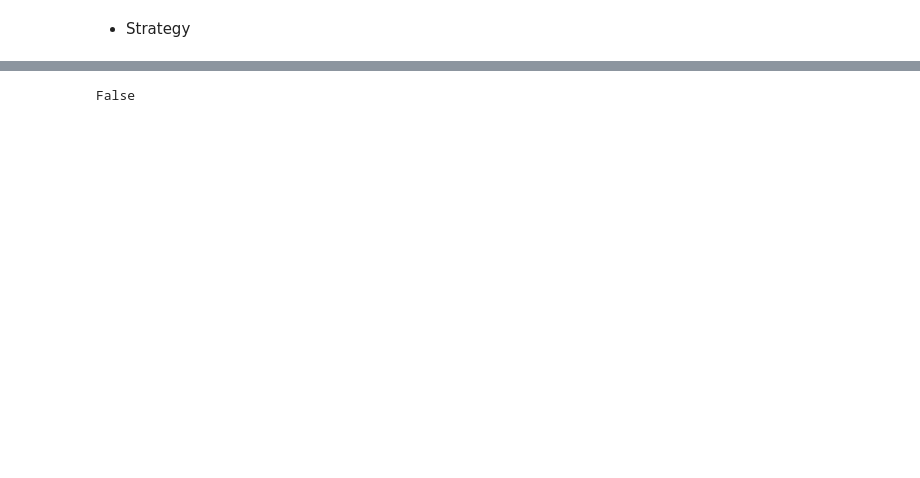
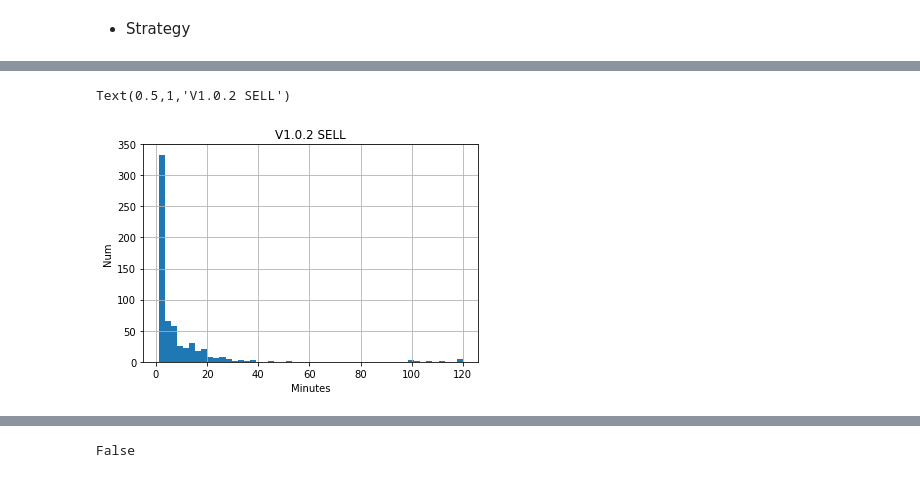
Before and after one commit to RichardS0268/Stock_cn_T0_Trend, a Jupyter notebook: workflow_v102.ipynb, the cells around one changed output, grey strips where cells are left out. Drawn from its saved outputs; the diff is of its cells as text; code cells hidden in the pictures; blank space fills up the shorter version.

```diff
--- a/workflow_v102.ipynb
+++ b/workflow_v102.ipynb
@@ -438,0 +423,30 @@ for exe_t in tqdm(sell_exe_t, desc='Sell Execution'):
+# %%
+buy_log['Date'] = buy_log['Open_Clock'].apply(lambda x: x[:10])
+sell_log['Date'] = sell_log['Open_Clock'].apply(lambda x: x[:10])
+
+trading_log = pd.DataFrame()
+trading_log = trading_log.reindex(Weight_Matrix.index)
+trading_log['BUY_gain_fee'] = np.zeros(trading_log.shape[0])
+
+trading_log['BUY_gain_feeless'] = np.zeros(trading_log.shape[0])
+trading_log['SELL_gain_fee'] = np.zeros(trading_log.shape[0])
+trading_log['SELL_gain_feeless'] = np.zeros(trading_log.shape[0])
+
+for name, group in buy_log.groupby('Date'):
+    trading_log['BUY_gain_fee'].loc[name] = group['gain_fee'].sum()
+    trading_log['BUY_gain_feeless'].loc[name] = group['gain_feeless'].sum()
+
+for name, group in sell_log.groupby('Date'):
+    trading_log['SELL_gain_fee'].loc[name] = group['gain_fee'].sum()
+    trading_log['SELL_gain_feeless'].loc[name] = group['gain_feeless'].sum()
+
+trading_log['TOTAL_gain_fee'] = trading_log['BUY_gain_fee'] + trading_log['SELL_gain_fee']
+trading_log['TOTAL_gain_feeless'] = trading_log['BUY_gain_feeless'] + trading_log['SELL_gain_feeless']
+
+# Base Position
+trading_log['BS'] = np.zeros(trading_log.shape[0])
+for date in Weight_Matrix.index:
+    trading_log['BS'].loc[date] = 1e8/ptmp.loc[str(date)[:10]+' 09:31:00']['BS_price']
+
+for col in trading_log.columns[:-1]:
+    trading_log[col] = trading_log[col]*trading_log['BS']*0.1
@@ -438,0 +509,3 @@ for exe_t in tqdm(sell_exe_t, desc='Sell Execution'):
+# %%
+sell_holding = sell_log['Close_Clock'].apply(lambda x: pd.to_datetime(x)) - sell_log['Open_Clock'].apply(lambda x: pd.to_datetime(x))
+sell_hold = sell_holding.apply(lambda x: int(str(x)[-8:-6])*60 + int(str(x)[-5:-3]))
@@ -438,0 +524,8 @@ for exe_t in tqdm(sell_exe_t, desc='Sell Execution'):
+# %%
+sell_hold.hist(bins=50)
+plt.xlabel('Minutes')
+plt.ylabel('Num')
+plt.title('V1.0.2 SELL')
+# %% [output]
+Text(0.5,1,'V1.0.2 SELL')
+[figure, added]
```
Also changed, not shown: parts of 41 cells of this notebook.
